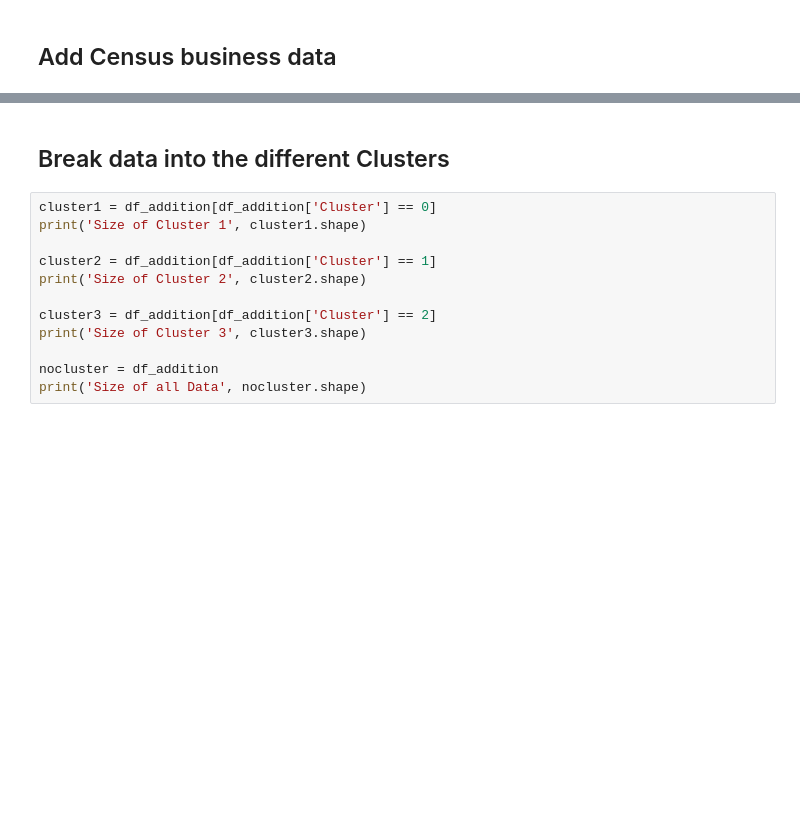
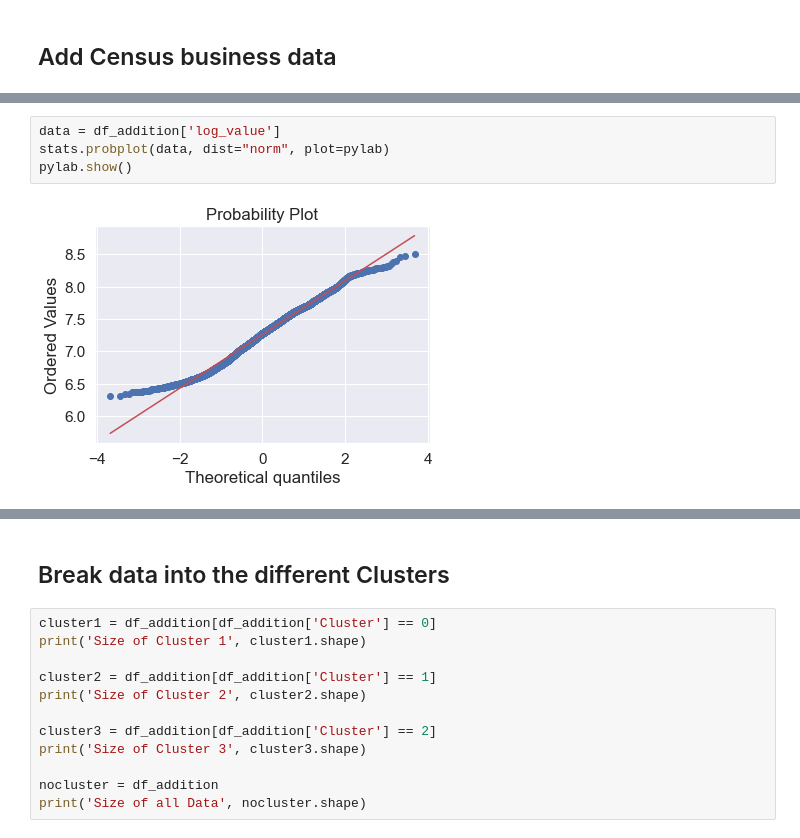
Before and after one commit to jonahsg/NYCDSA_Capstone, a Jupyter notebook: Combine_data_make_clusters.ipynb, the cells around one changed output, grey strips where cells are left out. Drawn from its saved outputs; the diff is of its cells as text; blank space fills up the shorter version.

```diff
--- a/Combine_data_make_clusters.ipynb
+++ b/Combine_data_make_clusters.ipynb
@@ -163,0 +401,6 @@ df_addition = df_filtered.merge(cpi_df, how = 'left', on = 'year')
+# %%
+data = df_addition['log_value']
+stats.probplot(data, dist="norm", plot=pylab)
+pylab.show()
+# %% [output]
+[figure, added]
```
Also changed, not shown: parts of 57 cells of this notebook, 1 other file.
